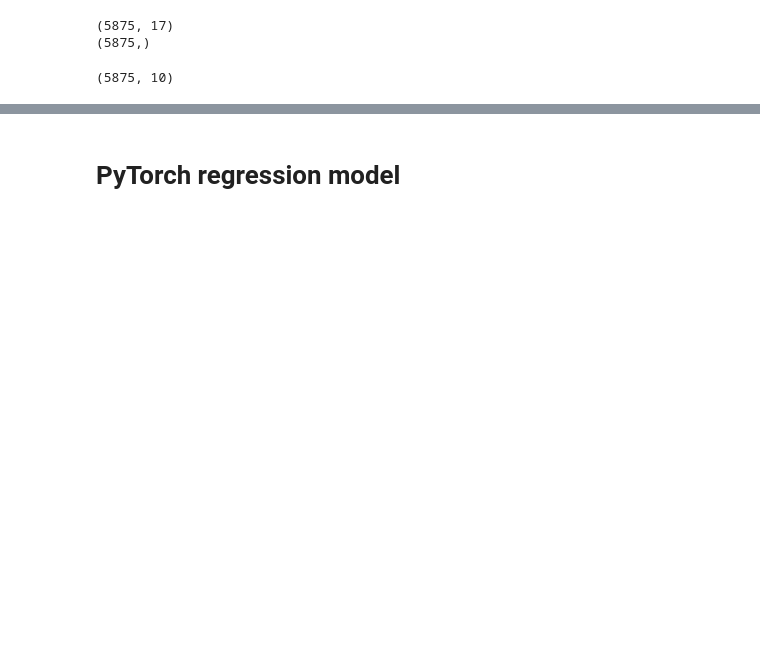
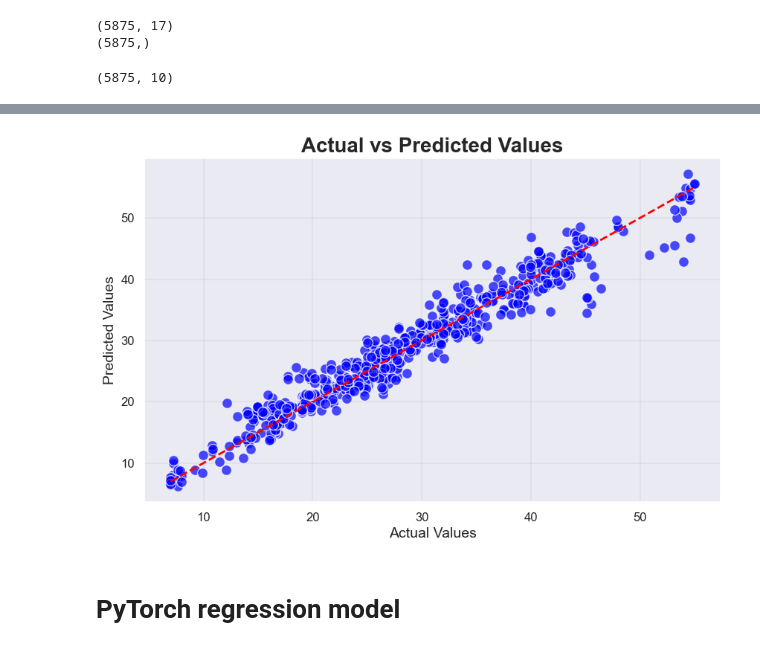
Before and after one commit to Samaresh-16/Parkinson_deepLearning, a Jupyter notebook: Codes/UPDRS.ipynb, the cells around one changed output, grey strips where cells are left out. Drawn from its saved outputs; the diff is of its cells as text; code cells hidden in the pictures; blank space fills up the shorter version.

Commit message:
Regression Model changed. Plots Changed.

```diff
--- a/Codes/UPDRS.ipynb
+++ b/Codes/UPDRS.ipynb
@@ -178,0 +207,35 @@ X2_df.head()
+# %%
+import matplotlib.pyplot as plt
+import seaborn as sns
+
+# Predict the testing data
+Y2_test_pred = model.predict(X_test)
+
+# Set a theme
+sns.set_theme()
+
+# Create a new figure
+plt.figure(figsize=(10, 6))
+
+# Create a scatter plot of the actual vs predicted values
+plt.scatter(Y2_test, Y2_test_pred, color='blue', edgecolor='white', s=100, alpha=0.7)
+
+# Add a line for perfect correlation
+plt.plot([Y2_test.min(), Y2_test.max()], [Y2_test.min(), Y2_test.max()], 'k--', lw=2, color='red')
+
+# Add title and labels for the axes
+plt.title('Actual vs Predicted Values', fontsize=20, fontweight='bold')
+plt.xlabel('Actual Values', fontsize=14)
+plt.ylabel('Predicted Values', fontsize=14)
+
+# Increase tick size
+plt.xticks(fontsize=12)
+plt.yticks(fontsize=12)
+
+# Add grid
+plt.grid(color='grey', linestyle='-', linewidth=0.25, alpha=0.5)
+
+# Show the plot
+plt.show()
+# %% [output]
+[figure, added]
```
Also changed, not shown: parts of 14 cells of this notebook, 7 other files.
